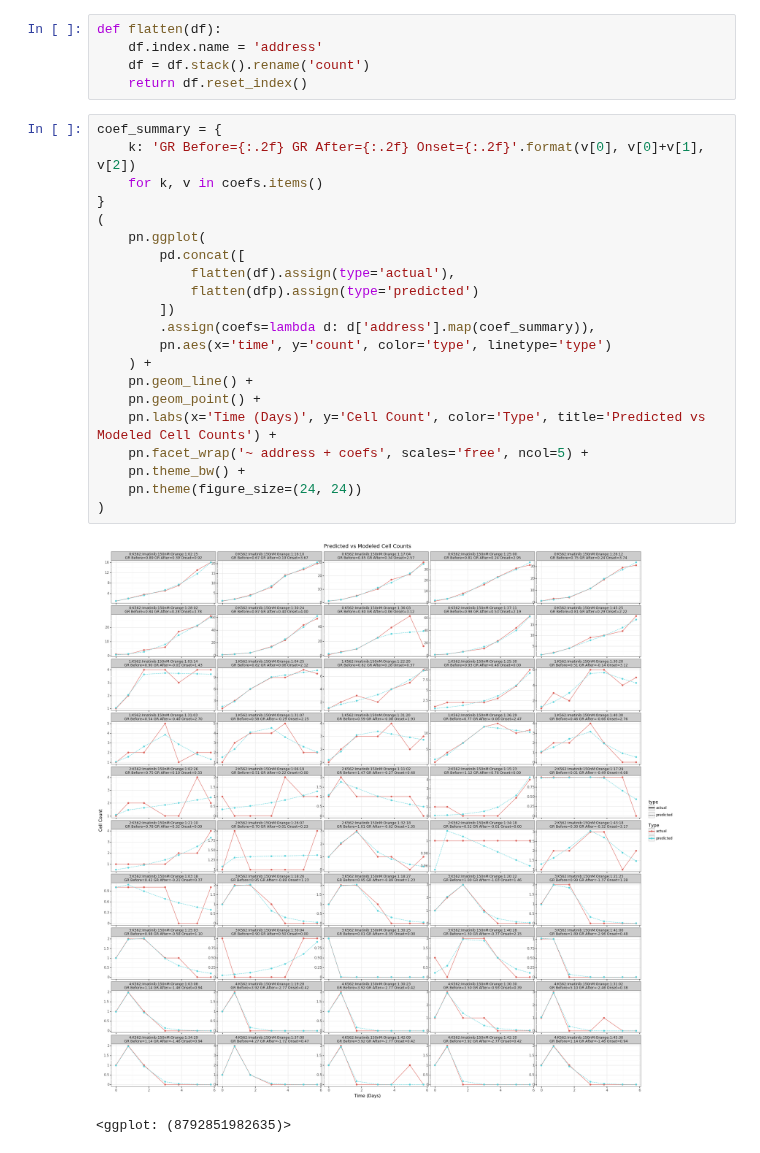
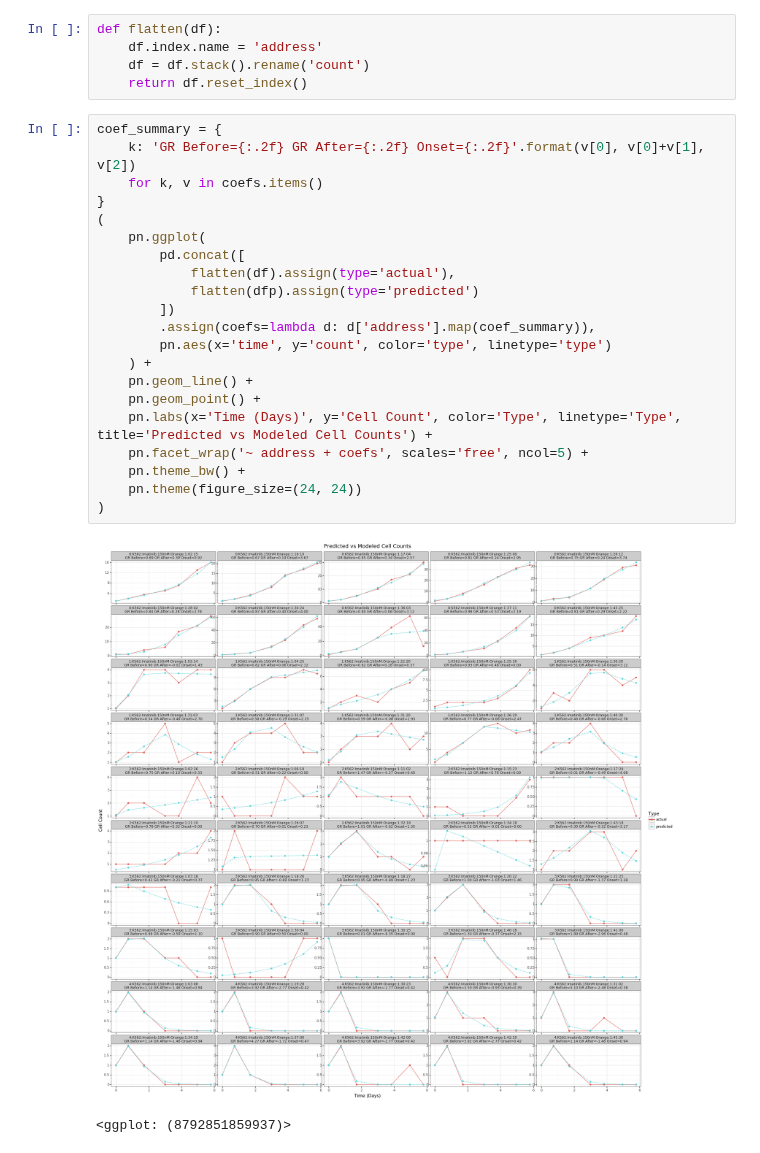
Before and after one commit to hammerlab/SmartCount, a Jupyter notebook: python/notebook/validation/growth_models_02.ipynb, the cells around one changed output. Saved outputs shown, nothing was run; the diff lists cells and outputs as text.

```diff
--- a/python/notebook/validation/growth_models_02.ipynb
+++ b/python/notebook/validation/growth_models_02.ipynb
@@ -162,24 +162,24 @@ def flatten(df):
 # %%
 coef_summary = {
     k: 'GR Before={:.2f} GR After={:.2f} Onset={:.2f}'.format(v[0], v[0]+v[1], v[2])
     for k, v in coefs.items()
 }
 (
     pn.ggplot(
         pd.concat([
             flatten(df).assign(type='actual'),
             flatten(dfp).assign(type='predicted')
         ])
         .assign(coefs=lambda d: d['address'].map(coef_summary)),
         pn.aes(x='time', y='count', color='type', linetype='type')
     ) +
     pn.geom_line() +
     pn.geom_point() +
-    pn.labs(x='Time (Days)', y='Cell Count', color='Type', title='Predicted vs Modeled Cell Counts') +
+    pn.labs(x='Time (Days)', y='Cell Count', color='Type', linetype='Type', title='Predicted vs Modeled Cell Counts') +
     pn.facet_wrap('~ address + coefs', scales='free', ncol=5) +
     pn.theme_bw() +
     pn.theme(figure_size=(24, 24))
 )
 # %% [output]
-[figure, old version]
+[figure, new version]
-<ggplot: (8792851982635)>
+<ggplot: (8792851859937)>
```
